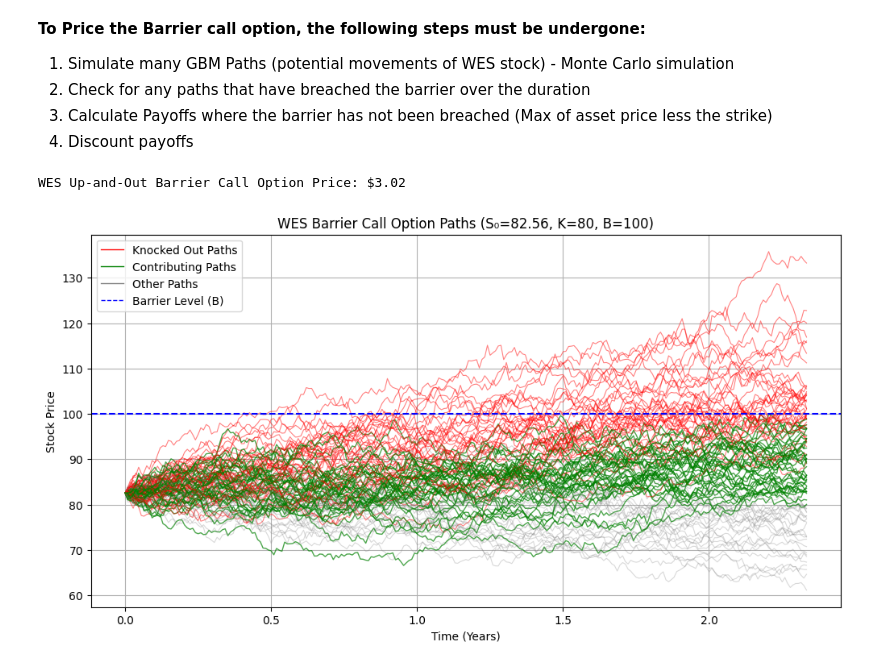
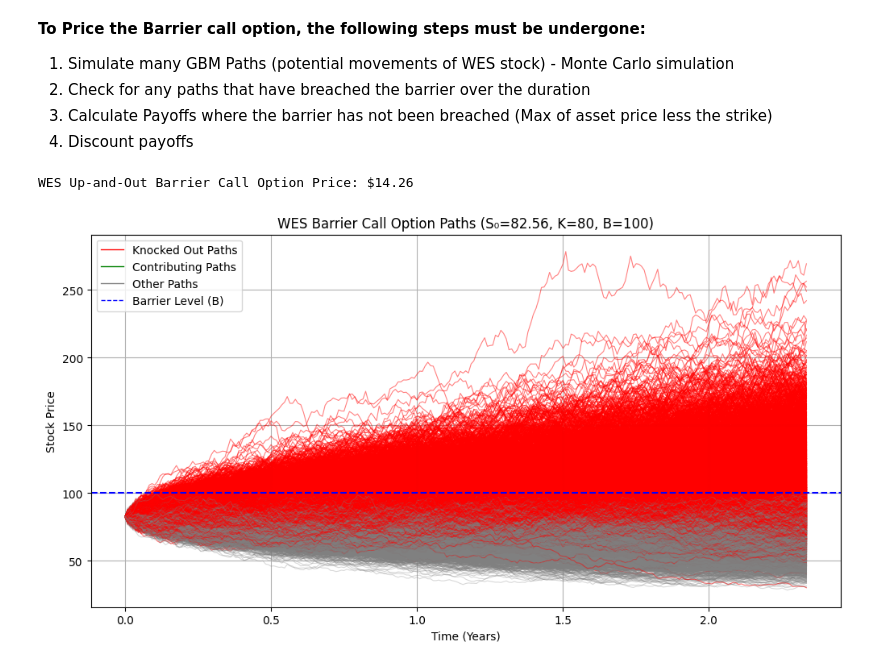
Before and after one commit to lucytighe1/Coding-Report-2, a Jupyter notebook: barrier_option.ipynb, the cells around one changed output. Drawn from its saved outputs; the diff is of its cells as text; code cells hidden in the pictures.

Commit message:
barrier call + class drafting

```diff
--- a/barrier_option.ipynb
+++ b/barrier_option.ipynb
@@ -53,8 +53,8 @@ def WES_barrier_call(S0, K, T, r, sigma, B, M=10000, N=252, random_seed=None):
     # Check if the barrier is breached
     breached = np.any(S > B, axis=0)
 
-    # Calculate payoffs for paths that did not breach the barrier
-    payoffs = np.where(~breached, np.maximum(S[-1] - K, 0), 0)
+    # Calculate payoffs for paths that do breach the barrier (up-and-in)
+    payoffs = np.where(breached, np.maximum(S[-1] - K, 0), 0)
 
     # Calculate the option price
     option_price = discount_factor * np.mean(payoffs)
@@ -65,9 +65,9 @@ S0 = 82.56    # Closing stock price on the 16th May
 K = 80     # Strike price
 T = 2.3342       # Time to maturity (16/05/25 - 15/09/27 in years)
 r = 0.041    # Risk-free rate (cash rate on the 16th May)
-sigma = 0.1 # Volatility
+sigma = 0.2 # Volatility
 B = 100     # Barrier level
-M = 100   # Number of Monte Carlo simulations
+M = 10000   # Number of Monte Carlo simulations
 
 barrier_call_price = WES_barrier_call(S0, K, T, r, sigma, B, M, random_seed=42)
 print(f"WES Up-and-Out Barrier Call Option Price: ${barrier_call_price:.2f}")
@@ -105,7 +105,7 @@ def visualize_WES_barrier_call(S0, K, T, r, sigma, B, M=100, N=252, random_seed=
     breached = np.any(S > B, axis=0)
 
     # Determine which paths contribute to the option value
-    in_the_money = (S[-1] > K) & ~breached
+    in_the_money = (S[-1] > K) & breached
 
     # Plot the paths
     plt.figure(figsize=(12, 6))
@@ -118,34 +118,34 @@ def visualize_WES_barrier_call(S0, K, T, r, sigma, B, M=100, N=252, random_seed=
             plt.plot(t, S[:, j], color='grey', alpha=0.3, linewidth=0.8)  # Other paths
 
     # Plot the barrier level
     plt.axhline(y=B, color='blue', linestyle='--', linewidth=1.5, label='Barrier Level (B)')
 
     # Create a custom legend
     legend_elements = [
         Line2D([0], [0], color='red', lw=1, label='Knocked Out Paths'),
         Line2D([0], [0], color='green', lw=1, label='Contributing Paths'),
         Line2D([0], [0], color='grey', lw=1, label='Other Paths'),
         Line2D([0], [0], color='blue', lw=1, linestyle='--', label='Barrier Level (B)')
     ]
     plt.legend(handles=legend_elements, loc="upper left")
 
     # Add labels and legend
     plt.title(f"WES Barrier Call Option Paths (S₀={S0}, K={K}, B={B})")
     plt.xlabel("Time (Years)")
     plt.ylabel("Stock Price")
     plt.grid(True)
     plt.show()
 
 # Example usage
 S0 = 82.56    # Closing stock price on the 16th May
 K = 80     # Strike price
 T = 2.3342   # Time to maturity (16/05/25 - 15/09/27 in years)
 r = 0.041    # Risk-free rate (cash rate on the 16th May)
-sigma = 0.1 # Volatility
+sigma = 0.2 # Volatility
 B = 100     # Barrier level
-M = 100   # Number of Monte Carlo simulations
+M = 10000   # Number of Monte Carlo simulations
 
 visualize_WES_barrier_call(S0, K, T, r, sigma, B, M, random_seed=42)
 # %% [output]
-WES Up-and-Out Barrier Call Option Price: $3.02
+WES Up-and-Out Barrier Call Option Price: $14.26
-[figure, old version]
+[figure, new version]
```
Also changed, not shown: 1 other file.
